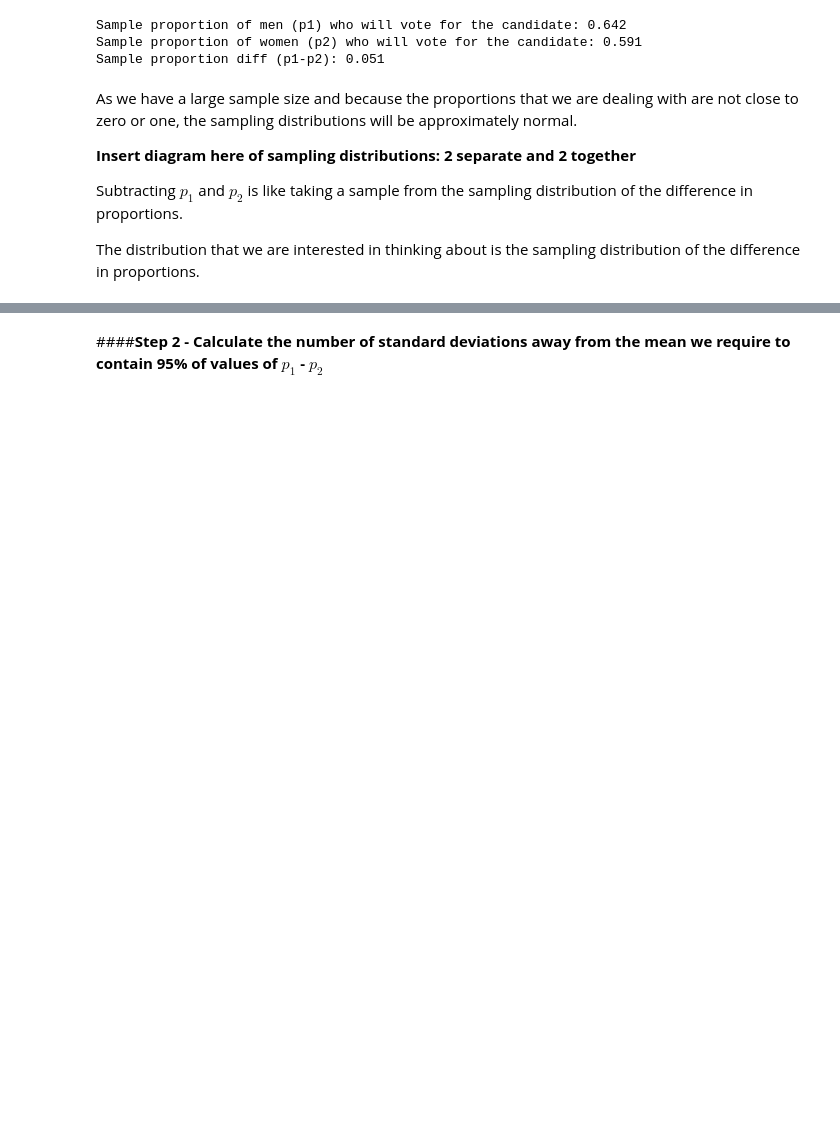
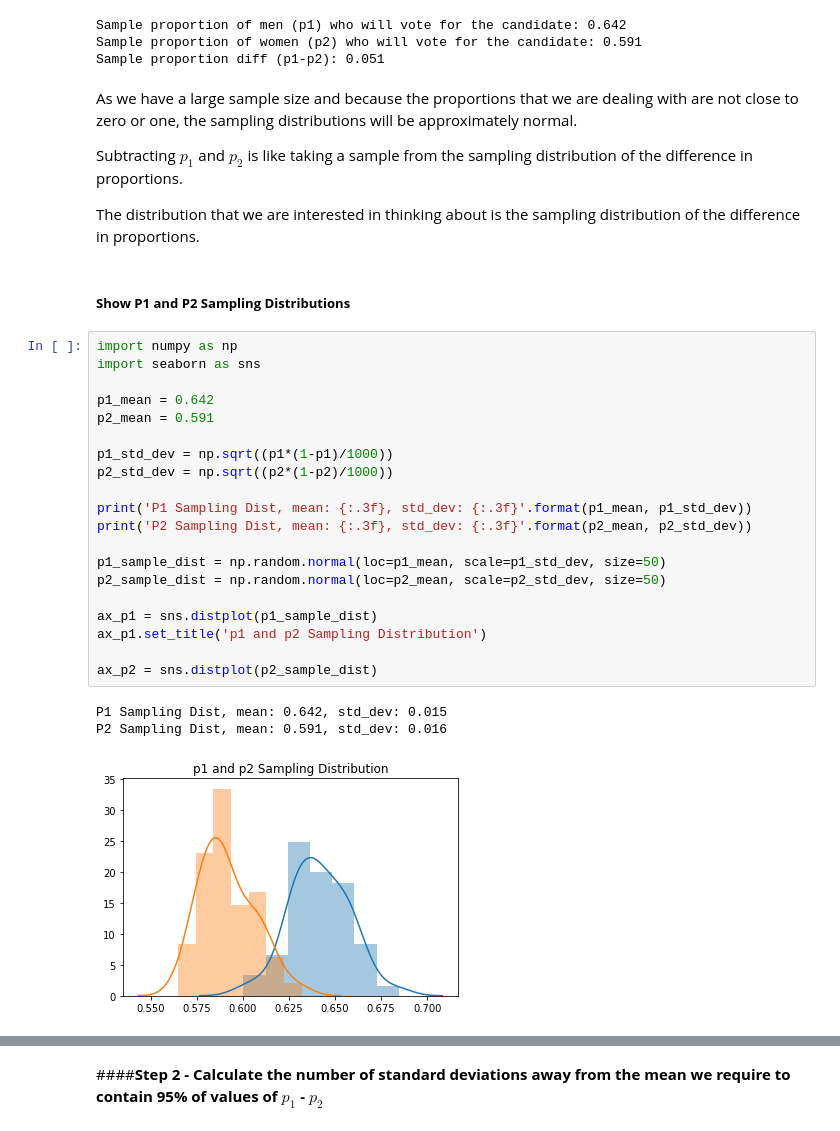
Before and after one commit to rosslogan702/hypothesis_testing_notes, a Jupyter notebook: 2_sample_z_test_proportion.ipynb, the cells around one changed output, grey strips where cells are left out. Saved outputs shown, nothing was run; the diff lists cells and outputs as text; blank space fills up the shorter version.

```diff
--- a/2_sample_z_test_proportion.ipynb
+++ b/2_sample_z_test_proportion.ipynb
@@ -152,9 +154,33 @@ Sample proportion of women (p2) who will vote for the candidate: 0.591
 Sample proportion diff (p1-p2): 0.051
 # %% [markdown]
 As we have a large sample size and because the proportions that we are dealing with are not close to zero or one, the sampling distributions will be approximately normal.
-
-**Insert diagram here of sampling distributions: 2 separate and 2 together**
 
 Subtracting $p_1$ and $p_2$ is like taking a sample from the sampling distribution of the difference in proportions.
 
 The distribution that we are interested in thinking about is the sampling distribution of the difference in proportions.
+# %% [markdown]
+##### **Show P1 and P2 Sampling Distributions**
+# %%
+import numpy as np
+import seaborn as sns
+
+p1_mean = 0.642
+p2_mean = 0.591
+
+p1_std_dev = np.sqrt((p1*(1-p1)/1000))
+p2_std_dev = np.sqrt((p2*(1-p2)/1000))
+
+print('P1 Sampling Dist, mean: {:.3f}, std_dev: {:.3f}'.format(p1_mean, p1_std_dev))
+print('P2 Sampling Dist, mean: {:.3f}, std_dev: {:.3f}'.format(p2_mean, p2_std_dev))
+
+p1_sample_dist = np.random.normal(loc=p1_mean, scale=p1_std_dev, size=50)
+p2_sample_dist = np.random.normal(loc=p2_mean, scale=p2_std_dev, size=50)
+
+ax_p1 = sns.distplot(p1_sample_dist)
+ax_p1.set_title('p1 and p2 Sampling Distribution')
+
+ax_p2 = sns.distplot(p2_sample_dist)
+# %% [output]
+P1 Sampling Dist, mean: 0.642, std_dev: 0.015
+P2 Sampling Dist, mean: 0.591, std_dev: 0.016
+[figure, added]
```
Also changed, not shown: parts of 11 cells of this notebook.
